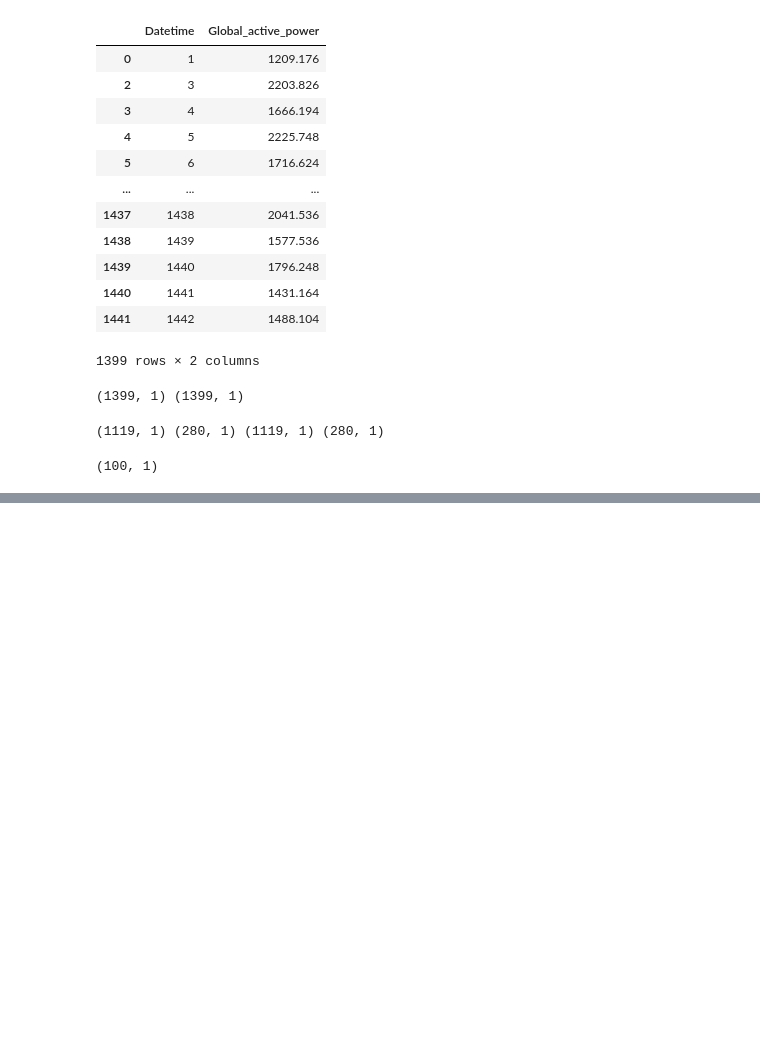
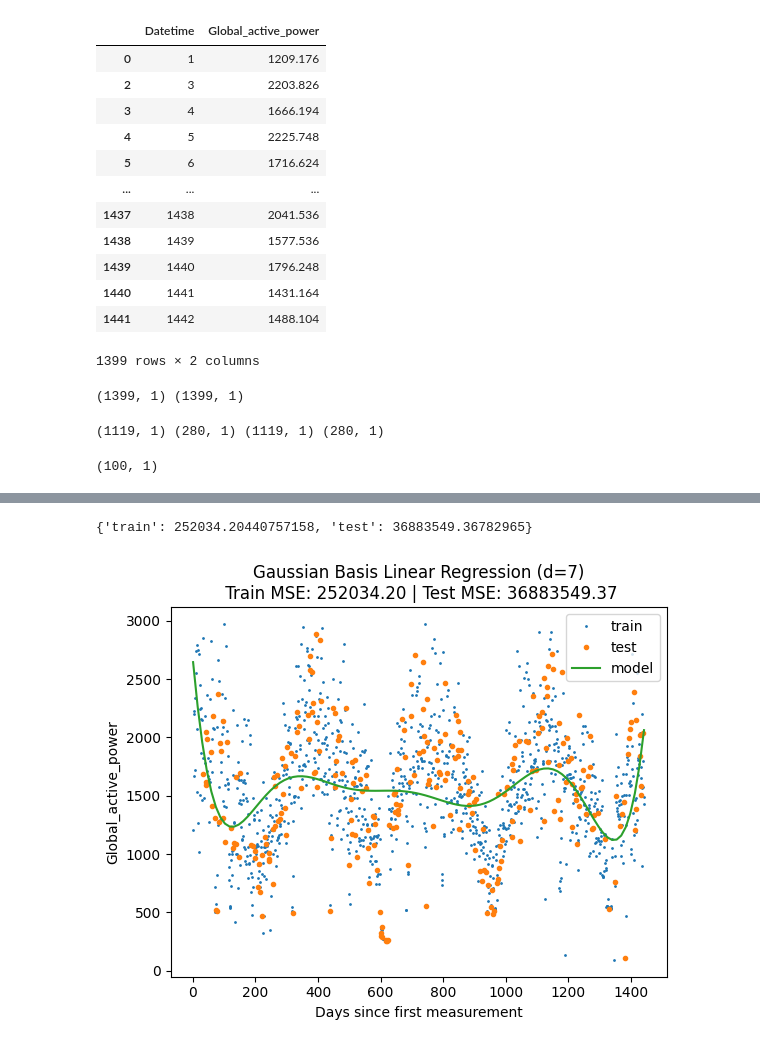
Before and after one commit to yuvraj-rathod-1202/Electricity_Consumption_Predictor, a Jupyter notebook: model_prep.ipynb, the cells around one changed output, grey strips where cells are left out. Saved outputs shown, nothing was run; the diff lists cells and outputs as text; code cells hidden in the pictures; blank space fills up the shorter version.

```diff
--- a/model_prep.ipynb
+++ b/model_prep.ipynb
@@ -166,0 +237,24 @@ plot_fit_predict(mlp_model, X_train, y_train, X_test, y_test, X_lin_1d, "MLP Reg
+# %%
+def create_guassian_basis(X , d , std = 1):
+    """
+    X is (N, 1) array
+    d is number of basis functions
+    """
+    means = np.linspace(X.min(), X.max(), d)
+    X = np.repeat(X, d, axis=1)
+    means = np.repeat(means.reshape(-1, 1), len(X), axis=1).T
+
+    return np.exp(-(X - means) ** 2 / (2 * std ** 2))
+# %%
+model_gauss = LinearRegression()
+degree = 7
+Xf_norm_train = create_guassian_basis(X_train.reshape(-1, 1), degree)
+Xf_norm_test = create_guassian_basis(X_test.reshape(-1, 1), degree)
+
+X_lin_poly = create_guassian_basis(X_lin_1d, degree)
+
+
+plot_fit_predict(model2, Xf_norm_train, y_train, Xf_norm_test, y_test, X_lin_poly, f"Gaussian Basis Linear Regression (d={degree})")
+# %% [output]
+{'train': 252034.20440757158, 'test': 36883549.36782965}
+[figure, added]
```
Also changed, not shown: parts of 11 cells of this notebook.
